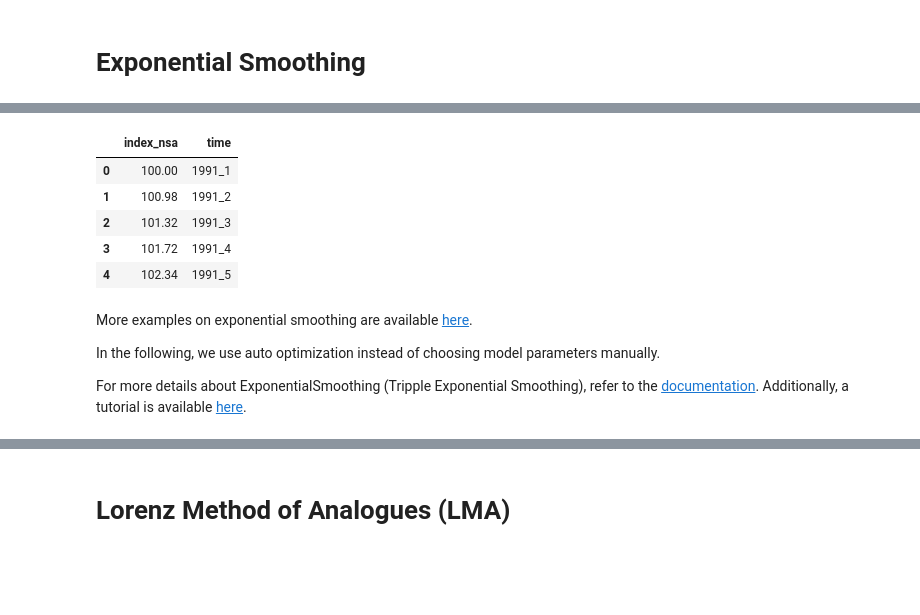
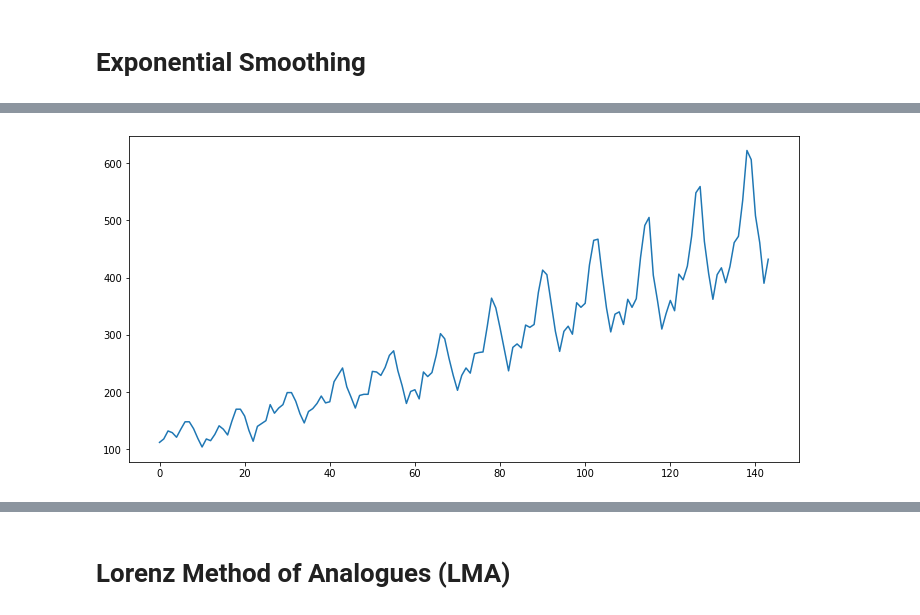
Before and after one commit to HHansi/Applied-AI-Course, a Jupyter notebook: Time Series Analysis/Time_Series_Models_Part1.ipynb, the cells around one changed output, grey strips where cells are left out. Saved outputs shown, nothing was run; the diff lists cells and outputs as text; code cells hidden in the pictures; blank space fills up the shorter version.

```diff
--- a/Time Series Analysis/Time_Series_Models_Part1.ipynb
+++ b/Time Series Analysis/Time_Series_Models_Part1.ipynb
@@ -268,21 +278,7 @@ df.head()
-# %%
-# create a new column 'time' combining yr_period
-df["time"] = df["yr"].astype(str) + "_" + df["period"].astype(str)
-
-# remove 'yr' and 'period' column
-df = df.drop(["yr","period"],axis=1)
-
-df.head()
-# %% [output]
-|  | index_nsa | time |
-| 0 | 100.00 | 1991_1 |
-| 1 | 100.98 | 1991_2 |
-| 2 | 101.32 | 1991_3 |
-| 3 | 101.72 | 1991_4 |
-| 4 | 102.34 | 1991_5 |
-# %% [markdown]
-More examples on exponential smoothing are available [here](https://www.statsmodels.org/stable/examples/notebooks/generated/exponential_smoothing.html#Simple-Exponential-Smoothing).
-
-In the following, we use auto optimization instead of choosing model parameters manually.
-
-For more details about ExponentialSmoothing (Tripple Exponential Smoothing), refer to the [documentation](https://www.statsmodels.org/stable/generated/statsmodels.tsa.holtwinters.ExponentialSmoothing.html#statsmodels.tsa.holtwinters.ExponentialSmoothing). Additionally, a tutorial is available [here](https://medium.com/analytics-vidhya/python-code-on-holt-winters-forecasting-3843808a9873).
+# %%
+# plot time series
+plt.figure(figsize=(12, 6))
+plt.plot(df["Month-No"],df["Sales"])
+plt.show()
+# %% [output]
+[figure, added]
```
Also changed, not shown: parts of 24 cells of this notebook.
